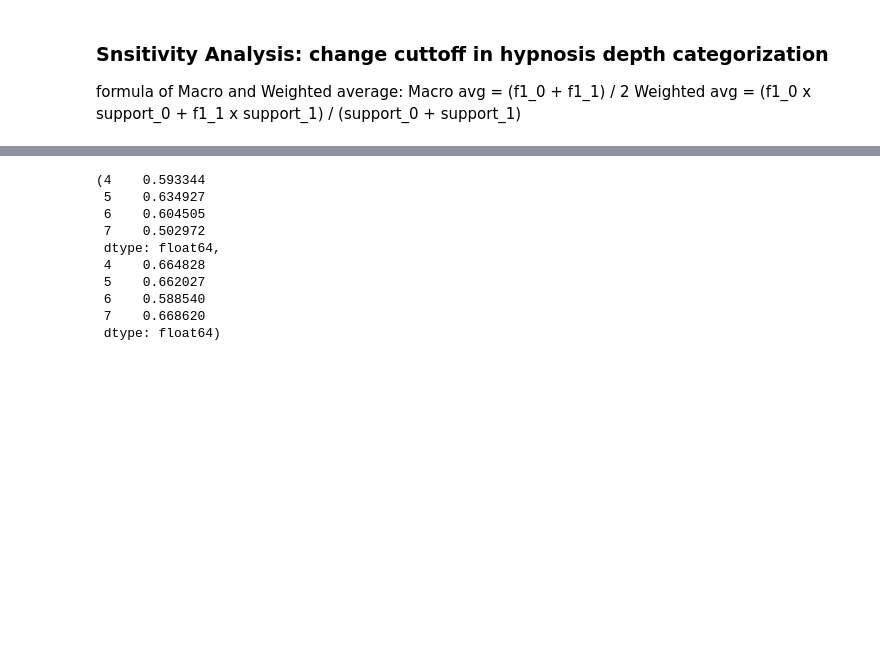
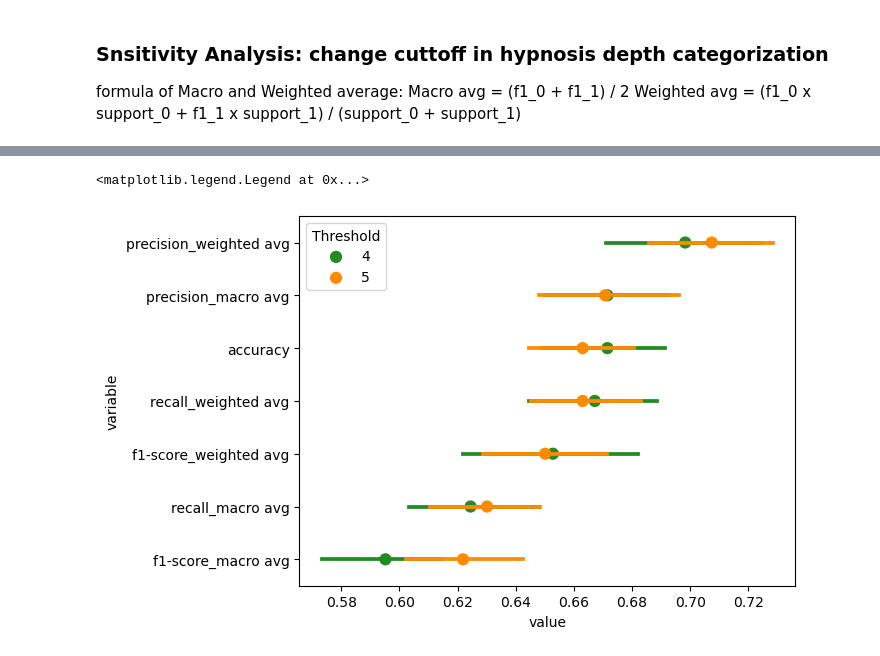
Before and after one commit to Yeganehfrh/SugNet, a Jupyter notebook: notebooks/archived/Respons to Reviewers.ipynb, the cells around one changed output, grey strips where cells are left out. Saved outputs shown, nothing was run; the diff lists cells and outputs as text; code cells hidden in the pictures; blank space fills up the shorter version.

Commit message:
plot and compare scores across various cutoffs

```diff
--- a/notebooks/archived/Respons to Reviewers.ipynb
+++ b/notebooks/archived/Respons to Reviewers.ipynb
@@ -627,25 +667,27 @@ DATA.reset_index(drop=True, inplace=True)
 X = DATA[['bids_id', 'procedure']].values
 groups = DATA['bids_id']
 # %%
-y = DATA['hypnosis_depth'].apply(lambda x: 0 if x <= 8 else 1)
+y = DATA['hypnosis_depth'].apply(lambda x: 0 if x <= 5 else 1)
 
-y_test, y_pred, report, acc, recall = run_classfication(kind='power sensor', frequency_band='gamma',
+report, acc, recall = run_classfication(kind='power sensor', frequency_band='gamma',
                                                        power_type='absolute',
                                                        X=X, y=y,
                                                        groups=groups, n_iter=1)
 # %%
-thrs = [4, 5, 6, 7]
+cutoffs = [4, 5]
 
 reports = {}
 accs = {}
 recalls = {}
-for thr in thrs:
+for thr in cutoffs:
     print('>>>>>', thr)
     y = DATA['hypnosis_depth'].apply(lambda x: 0 if x <= thr else 1)
     report, acc, recall = run_classfication('power sensor', 'gamma', 'absolute', X, y, groups, n_iter=20)
     reports[thr] = report
     accs[thr] = acc
     recalls[thr] = recall
+
+df_cutoffs = pd.concat(reports, axis=0, keys=cutoffs)
 # %% [output]
 >>>>> 4
 >>>>> 5
@@ -674,13 +694,39 @@ pd.concat(reports, axis=0, keys=thrs)
-# %%
-pd.DataFrame(recalls).mean(), pd.DataFrame(accs).mean()
-# %% [output]
-(4    0.593344
- 5    0.634927
- 6    0.604505
- 7    0.502972
- dtype: float64,
- 4    0.664828
- 5    0.662027
- 6    0.588540
- 7    0.668620
- dtype: float64)
+# %%
+def _include_exclude(df_cols, criteria):
+    cols = []
+    for i in criteria:
+        col = df_cols[df_cols.str.contains(i)].values
+        cols += list(col)
+    return cols
+
+def plot_result(df, thr, color='g', include='all', exclude=[]):
+
+    df = df.loc[thr]
+
+    if include != 'all':
+        df = df[_include_exclude(df.columns, include)]
+    if exclude:
+        df = df.drop(columns=_include_exclude(df.columns, exclude))
+
+    df = df.melt()
+    order = df.groupby('variable')['value'].mean().sort_values(ascending=False).index.values
+    sns.pointplot(data=df,
+                  x='value',
+                  y='variable',
+                  order=order,
+                  color=color,
+                  orient='h',
+                  label=thr,
+                  join=False)
+
+colors = ['forestgreen', 'darkorange']
+for thr, color in zip(cutoffs, colors):
+    plot_result(df_cutoffs,
+                thr,
+                color=color,
+                include=['accuracy', 'weighted avg', 'macro avg'],
+                exclude=['support'])
+plt.legend(title='Threshold')
+# %% [output]
+<matplotlib.legend.Legend at 0x...>
+[figure, added]
```
Also changed, not shown: parts of 7 cells of this notebook.
